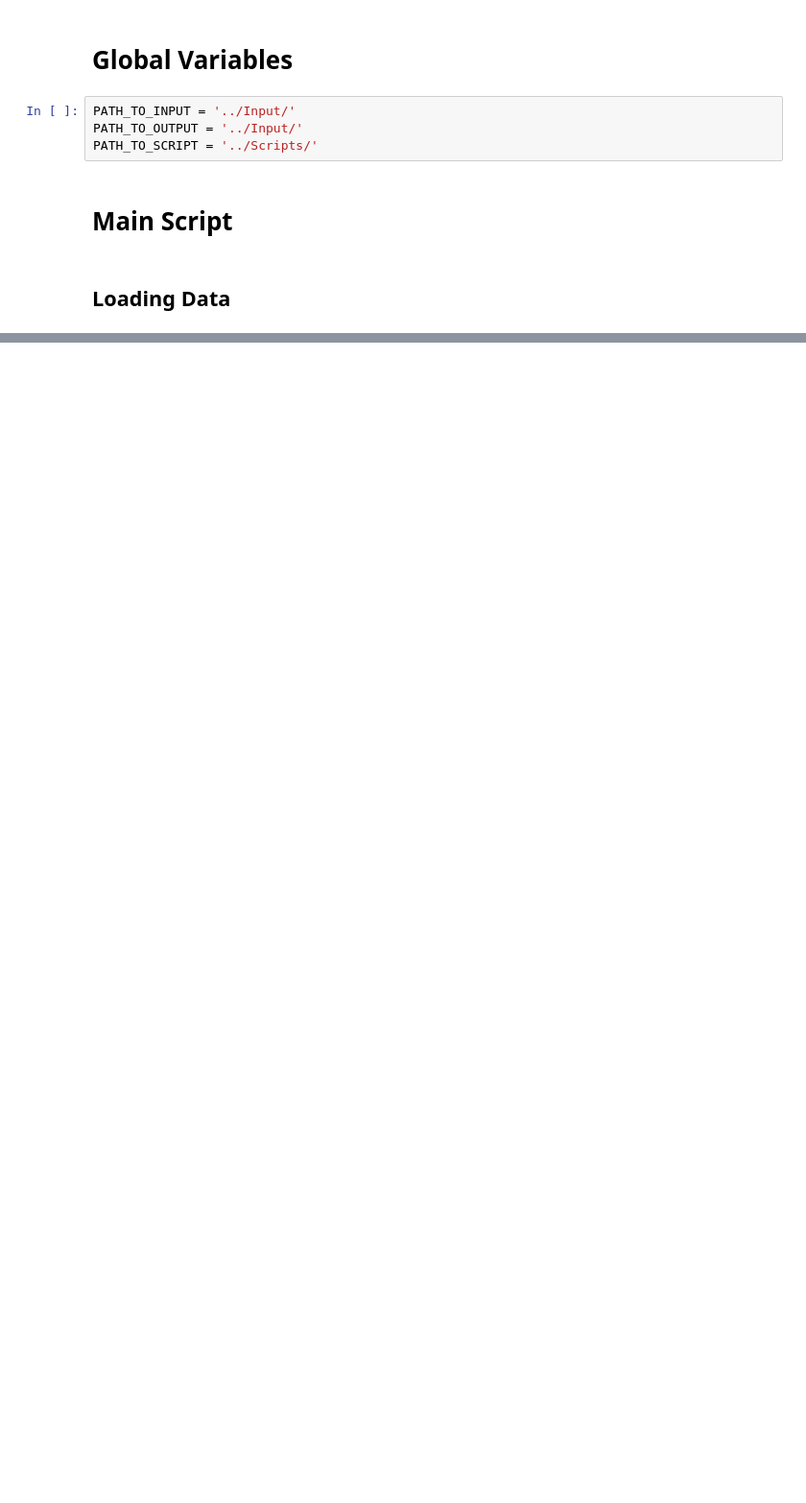
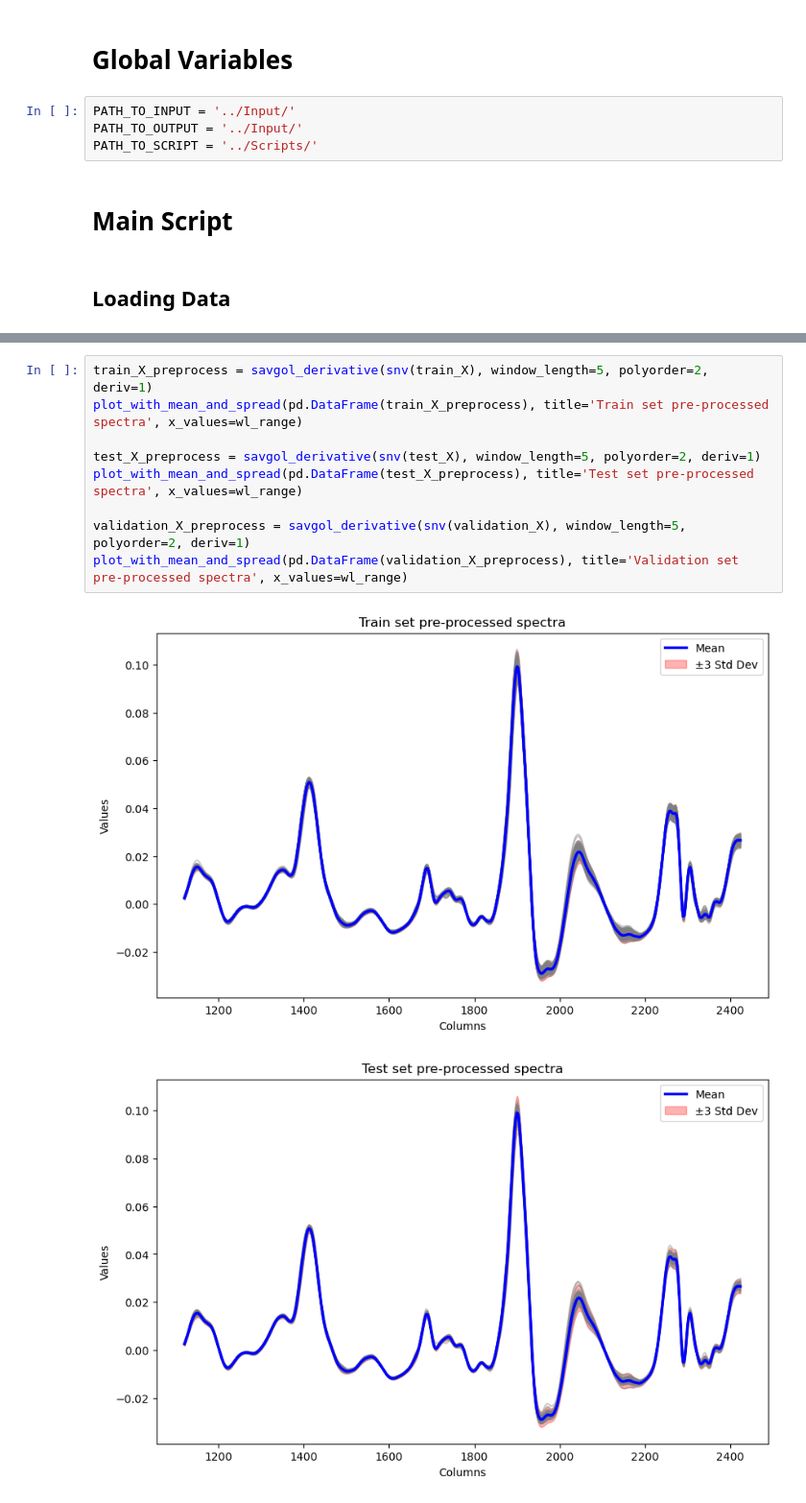
Before and after one commit to SamdGuizani/NIR-Chemometrics-Challenge-2022, a Jupyter notebook: NIR Challenge.ipynb, the cells around one changed output, grey strips where cells are left out. Shown at 96% size. Drawn from its saved outputs; the diff is of its cells as text; blank space fills up the shorter version.

```diff
--- a/NIR Challenge.ipynb
+++ b/NIR Challenge.ipynb
@@ -59,0 +279,12 @@ array([[0.01814746, 0.01825626, 0.01838911, ..., 0.45784942, 0.46062051,
+# %%
+train_X_preprocess = savgol_derivative(snv(train_X), window_length=5, polyorder=2, deriv=1)
+plot_with_mean_and_spread(pd.DataFrame(train_X_preprocess), title='Train set pre-processed spectra', x_values=wl_range)
+
+test_X_preprocess = savgol_derivative(snv(test_X), window_length=5, polyorder=2, deriv=1)
+plot_with_mean_and_spread(pd.DataFrame(test_X_preprocess), title='Test set pre-processed spectra', x_values=wl_range)
+
+validation_X_preprocess = savgol_derivative(snv(validation_X), window_length=5, polyorder=2, deriv=1)
+plot_with_mean_and_spread(pd.DataFrame(validation_X_preprocess), title='Validation set pre-processed spectra', x_values=wl_range)
+# %% [output]
+[figure, added]
+[figure, added]
```
Also changed, not shown: parts of 25 cells of this notebook.
